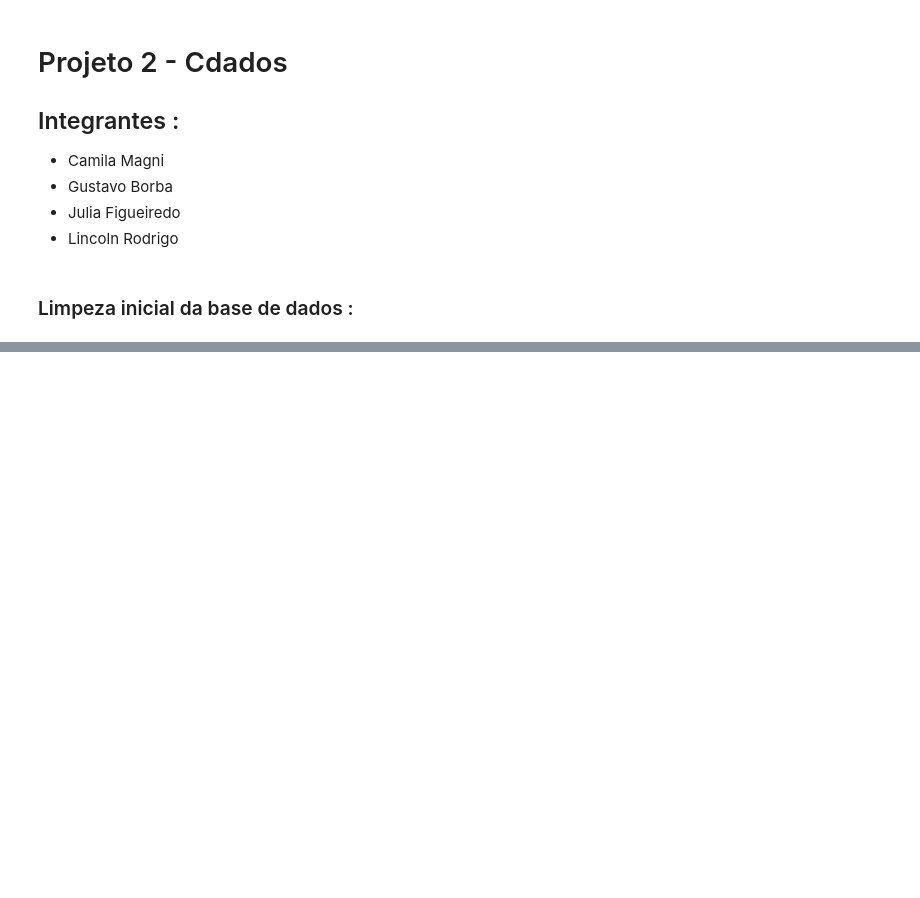
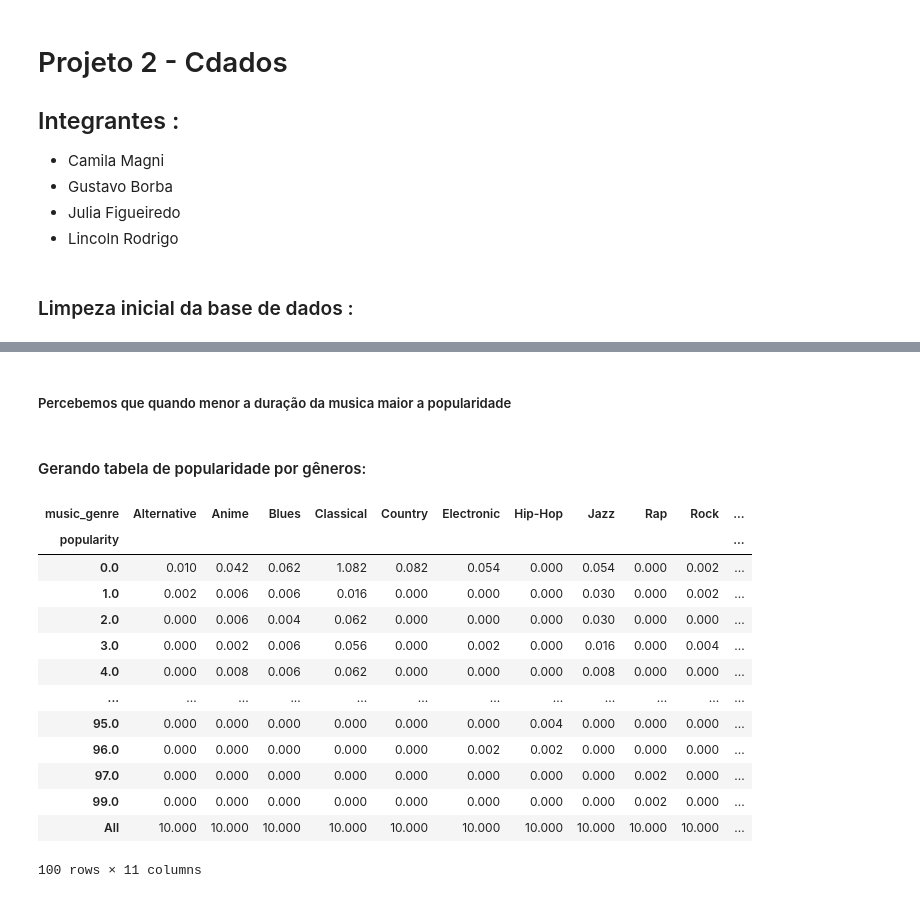
Before and after one commit to juliacfigueiredo/Projeto-2, a Jupyter notebook: Projeto_Final.ipynb, the cells around one changed output, grey strips where cells are left out. Cells and saved outputs as stored; diff of their text form; code cells hidden in the pictures; blank space fills up the shorter version.

```diff
--- a/Projeto_Final.ipynb
+++ b/Projeto_Final.ipynb
@@ -24,0 +200,21 @@ dados.head()
+# %% [markdown]
+##### Percebemos que quando menor a duração da musica maior a popularidade
+# %% [markdown]
+#### Gerando tabela de popularidade por gêneros:
+# %%
+pd.crosstab(dados['popularity'], dados['music_genre'],normalize=True,margins=True)*100
+# %% [output]
+| music_genre | Alternative | Anime | Blues | Classical | Country | Electronic | Hip-Hop | Jazz | Rap | Rock | ... |
+| popularity |  |  |  |  |  |  |  |  |  |  | ... |
+| 0.0 | 0.010 | 0.042 | 0.062 | 1.082 | 0.082 | 0.054 | 0.000 | 0.054 | 0.000 | 0.002 | ... |
+| 1.0 | 0.002 | 0.006 | 0.006 | 0.016 | 0.000 | 0.000 | 0.000 | 0.030 | 0.000 | 0.002 | ... |
+| 2.0 | 0.000 | 0.006 | 0.004 | 0.062 | 0.000 | 0.000 | 0.000 | 0.030 | 0.000 | 0.000 | ... |
+| 3.0 | 0.000 | 0.002 | 0.006 | 0.056 | 0.000 | 0.002 | 0.000 | 0.016 | 0.000 | 0.004 | ... |
+| 4.0 | 0.000 | 0.008 | 0.006 | 0.062 | 0.000 | 0.000 | 0.000 | 0.008 | 0.000 | 0.000 | ... |
+| ... | ... | ... | ... | ... | ... | ... | ... | ... | ... | ... | ... |
+| 95.0 | 0.000 | 0.000 | 0.000 | 0.000 | 0.000 | 0.000 | 0.004 | 0.000 | 0.000 | 0.000 | ... |
+| 96.0 | 0.000 | 0.000 | 0.000 | 0.000 | 0.000 | 0.002 | 0.002 | 0.000 | 0.000 | 0.000 | ... |
+| 97.0 | 0.000 | 0.000 | 0.000 | 0.000 | 0.000 | 0.000 | 0.000 | 0.000 | 0.002 | 0.000 | ... |
+| 99.0 | 0.000 | 0.000 | 0.000 | 0.000 | 0.000 | 0.000 | 0.000 | 0.000 | 0.002 | 0.000 | ... |
+| All | 10.000 | 10.000 | 10.000 | 10.000 | 10.000 | 10.000 | 10.000 | 10.000 | 10.000 | 10.000 | ... |
+100 rows × 11 columns
```
Also changed, not shown: parts of 21 cells of this notebook.
